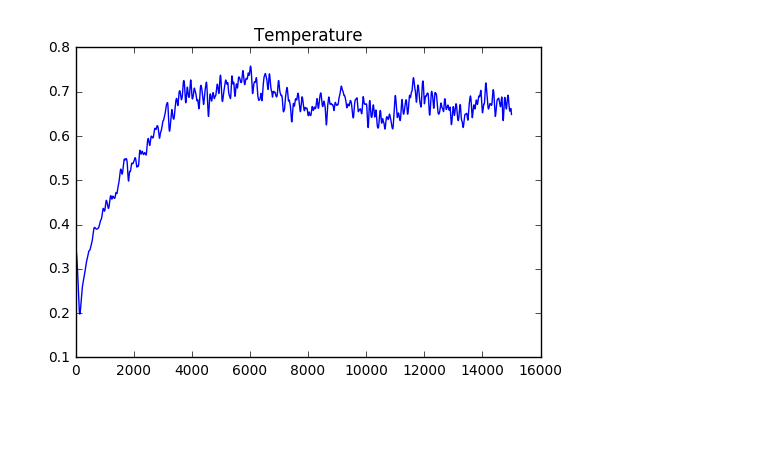
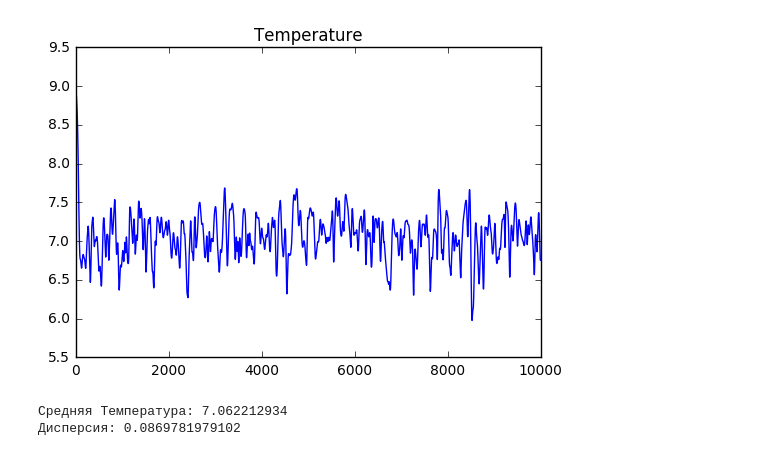
Before and after one commit to akarazeev/MolecularDynamics-3sem-MIPT-2015, a Jupyter notebook: MolecDynam/MolecDynam/main.ipynb, the cells around one changed output. Drawn from its saved outputs; the diff is of its cells as text; code cells hidden in the pictures; blank space fills up the shorter version.

```diff
--- a/MolecDynam/MolecDynam/main.ipynb
+++ b/MolecDynam/MolecDynam/main.ipynb
@@ -12,9 +18,24 @@ data_velocity = pd.read_csv('data/velocity.csv', header=None)
-# %%
-plt.plot(data_temp[0])
-plt.title('Temperature')
-plt.show()
-# %% [output]
-[figure, removed]
+# %%
+data_energy = pd.read_csv('data/energy.csv', header=None)
+data_kinetic = pd.read_csv('data/kinetic.csv', header=None)
+data_poten = pd.read_csv('data/poten.csv', header=None)
+data_temp = pd.read_csv('data/temp.csv', header=None)
+data_velocity = pd.read_csv('data/velocity.csv', header=None)
+data_init_velocity = pd.read_csv('data/init_velocity.csv', header=None)
+data_init_velocity_nosq = pd.read_csv('data/init_velocity_nosq.csv', header=None)
+
+temps = data_temp[0]
+plt.plot(temps)
+plt.title('Temperature')
+plt.show()
+avg_temp = np.mean(temps)
+var_temp = np.var(temps)
+print('Средняя Температура:', avg_temp)
+print('Дисперсия:', var_temp)
+# %% [output]
+[figure, added]
+Средняя Температура: 7.062212934
+Дисперсия: 0.0869781979102
 # %%
 def myplot(ax, data, mytitle):
     ax.locator_params(nbins=4)
```
Also changed, not shown: parts of 8 cells of this notebook, 8 other files.
